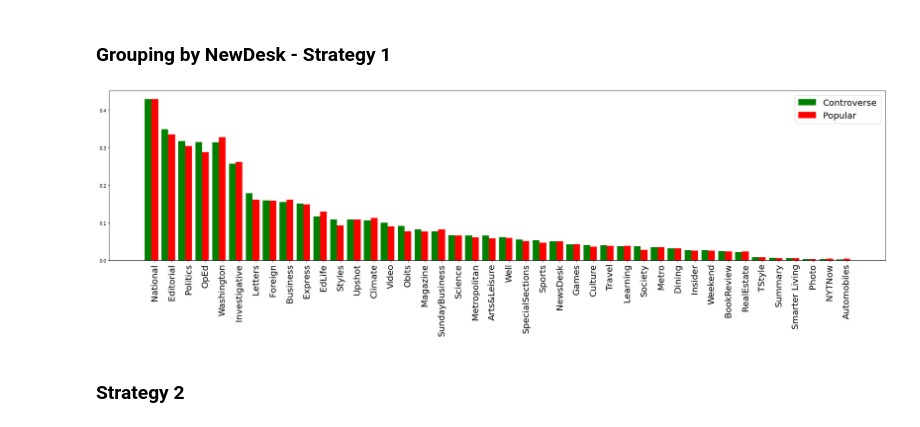
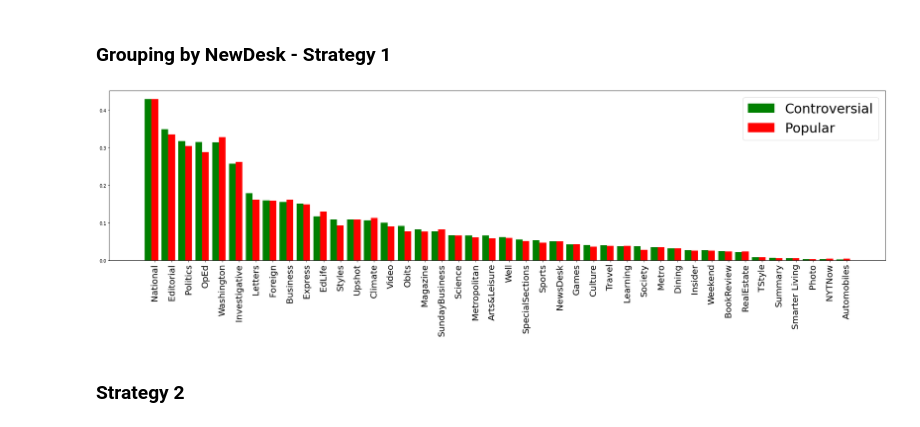
Before and after one commit to andreasala98/NYMines, a Jupyter notebook: NY_Mines.ipynb, the cells around one changed output. Saved outputs shown, nothing was run; the diff lists cells and outputs as text; code cells hidden in the pictures.

```diff
--- a/NY_Mines.ipynb
+++ b/NY_Mines.ipynb
@@ -414,16 +415,16 @@ dftot.sort_values(by='SecControv',ascending=False,inplace=True)
 # %%
 fig, ax = plt.subplots(figsize=(25,8))
 ind = np.arange(len(dftot))
 wi = 0.4
-ax.bar(ind, dftot.SecControv, wi, color='green', label='Controverse')
+ax.bar(ind, dftot.SecControv, wi, color='green', label='Controversial')
 ax.bar(ind + wi, dftot.Popularity, wi, color='red', label='Popular')
 ax.set(xticks=ind + wi, xticklabels=dftot.newDesk)
 plt.xticks(fontsize=20, rotation=90)
-ax.legend(fontsize=20)
+ax.legend(fontsize=30)
 plt.tight_layout()
 plt.savefig("Pictures/Strat1ND.pdf")
 # %% [output]
-[figure, old version]
+[figure, new version]
 # %% [markdown]
 ### Strategy 2
 # %%
```
Also changed, not shown: parts of 1 cell of this notebook, 3 other files.
